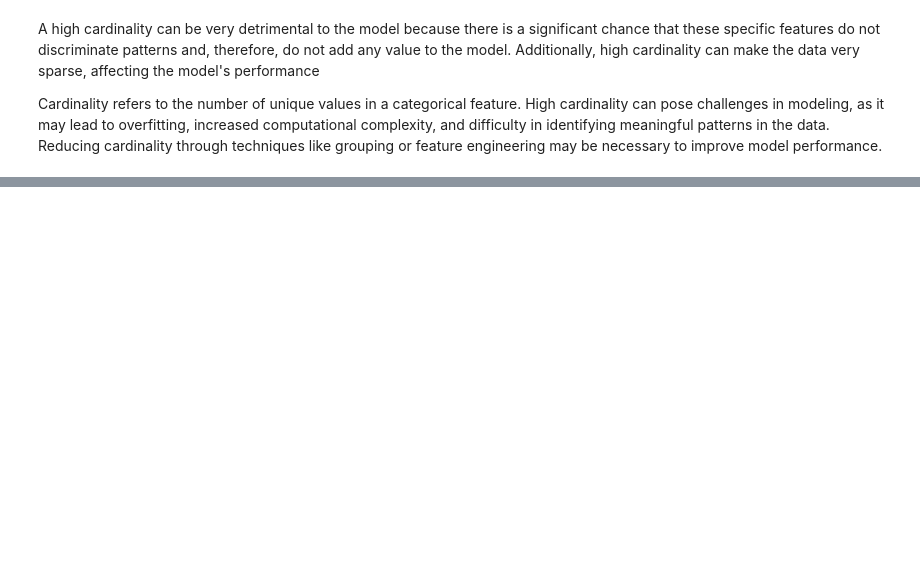
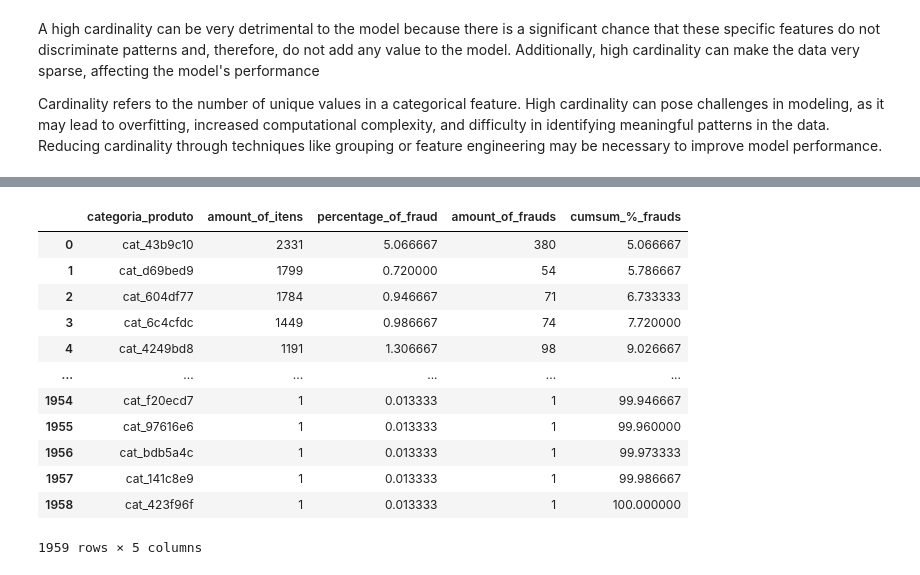
Before and after one commit to lucasvoltera/fraud-detection, a Jupyter notebook: main.ipynb, the cells around one changed output, grey strips where cells are left out. Cells and saved outputs as stored; diff of their text form; code cells hidden in the pictures; blank space fills up the shorter version.

```diff
--- a/main.ipynb
+++ b/main.ipynb
@@ -318,0 +384,8 @@ Cardinality refers to the number of unique values in a categorical feature. High
+# %%
+## count amount of item for each category
+numbers_of_items_for_category = df['categoria_produto'].value_counts().reset_index()
+## rename count column to number_of_items
+numbers_of_items_for_category.rename(columns={'count': 'amount_of_itens'}, inplace=True)
+
+print(len(numbers_of_items_for_category))
+numbers_of_items_for_category
@@ -318,0 +407,9 @@ Cardinality refers to the number of unique values in a categorical feature. High
+# %%
+## count the percentage of fraud for each category
+percentage_of_fraud_for_category = (fraud_df['categoria_produto'].value_counts(normalize=True) * 100).reset_index()
+
+## rename the proportion columns to percentage of fraud
+percentage_of_fraud_for_category.rename(columns={'proportion': 'percentage_of_fraud'}, inplace=True)
+
+print(len(percentage_of_fraud_for_category))
+percentage_of_fraud_for_category
@@ -318,0 +431,11 @@ Cardinality refers to the number of unique values in a categorical feature. High
+# %%
+## count the amount of fraud for each category
+amount_of_fraud_for_category = fraud_df['categoria_produto'].value_counts().reset_index()
+## add the cum sum of fraud for each category
+# amount_of_fraud_for_category['cumsum_of_frauds'] = amount_of_fraud_for_category['count'].cumsum()
+
+## rename the count column to amount_of_frauds
+amount_of_fraud_for_category.rename(columns={'count': 'amount_of_frauds'}, inplace=True)
+
+print(len(amount_of_fraud_for_category))
+amount_of_fraud_for_category
@@ -318,0 +457,23 @@ Cardinality refers to the number of unique values in a categorical feature. High
+# %%
+## merge amount of fraud, percentage of fraud and number of itens for each category
+## the merge will be done using the column 'categoria_produto' column, that they all have in common
+df_product_category = pd.merge(numbers_of_items_for_category, percentage_of_fraud_for_category, on='categoria_produto')
+df_product_category = pd.merge(df_product_category, amount_of_fraud_for_category, on=['categoria_produto'], how = 'left')
+
+## add the cumsum of percent of fraud
+df_product_category['cumsum_%_frauds'] = df_product_category['percentage_of_fraud'].cumsum()
+df_product_category
+# %% [output]
+|  | categoria_produto | amount_of_itens | percentage_of_fraud | amount_of_frauds | cumsum_%_frauds |
+| 0 | cat_43b9c10 | 2331 | 5.066667 | 380 | 5.066667 |
+| 1 | cat_d69bed9 | 1799 | 0.720000 | 54 | 5.786667 |
+| 2 | cat_604df77 | 1784 | 0.946667 | 71 | 6.733333 |
+| 3 | cat_6c4cfdc | 1449 | 0.986667 | 74 | 7.720000 |
+| 4 | cat_4249bd8 | 1191 | 1.306667 | 98 | 9.026667 |
+| ... | ... | ... | ... | ... | ... |
+| 1954 | cat_f20ecd7 | 1 | 0.013333 | 1 | 99.946667 |
+| 1955 | cat_97616e6 | 1 | 0.013333 | 1 | 99.960000 |
+| 1956 | cat_bdb5a4c | 1 | 0.013333 | 1 | 99.973333 |
+| 1957 | cat_141c8e9 | 1 | 0.013333 | 1 | 99.986667 |
+| 1958 | cat_423f96f | 1 | 0.013333 | 1 | 100.000000 |
+1959 rows × 5 columns
```
Also changed, not shown: parts of 23 cells of this notebook, 2 other files.
